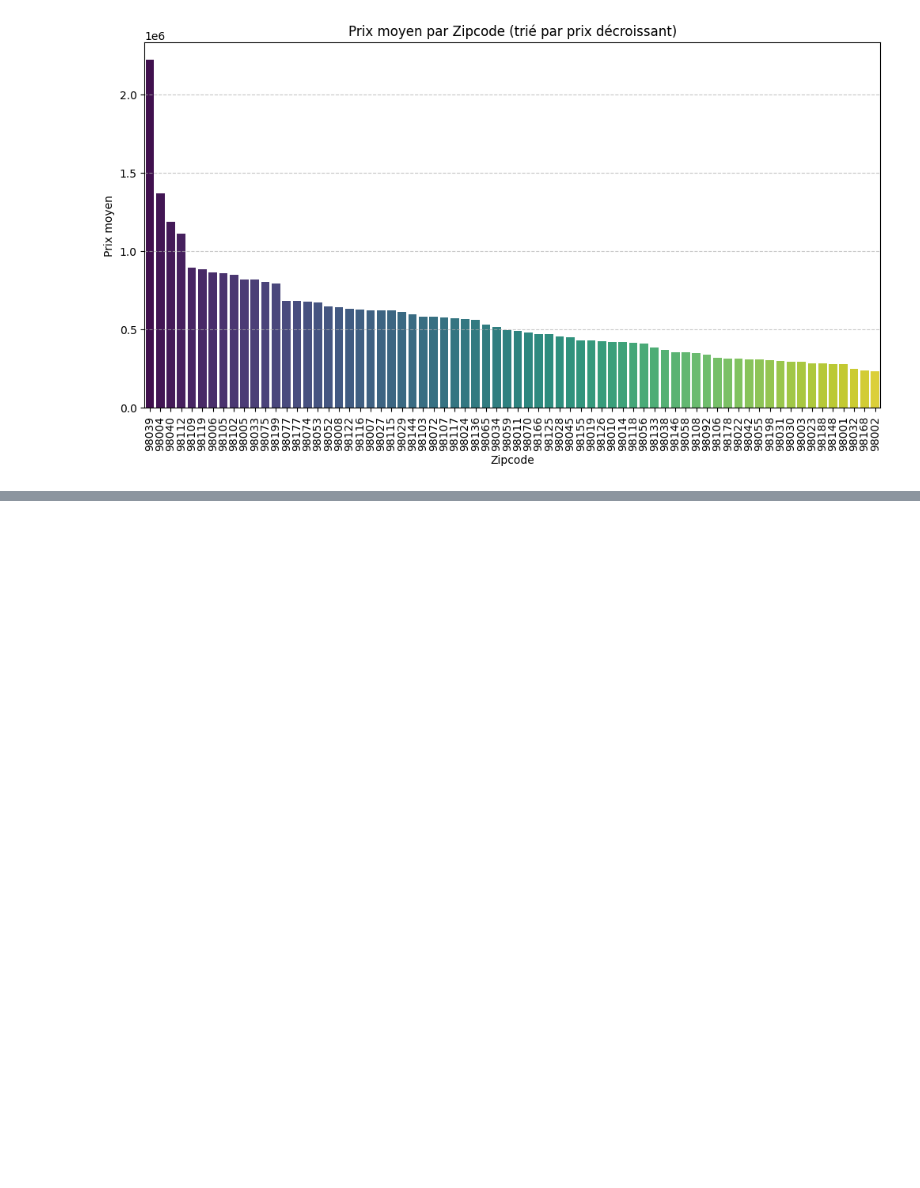
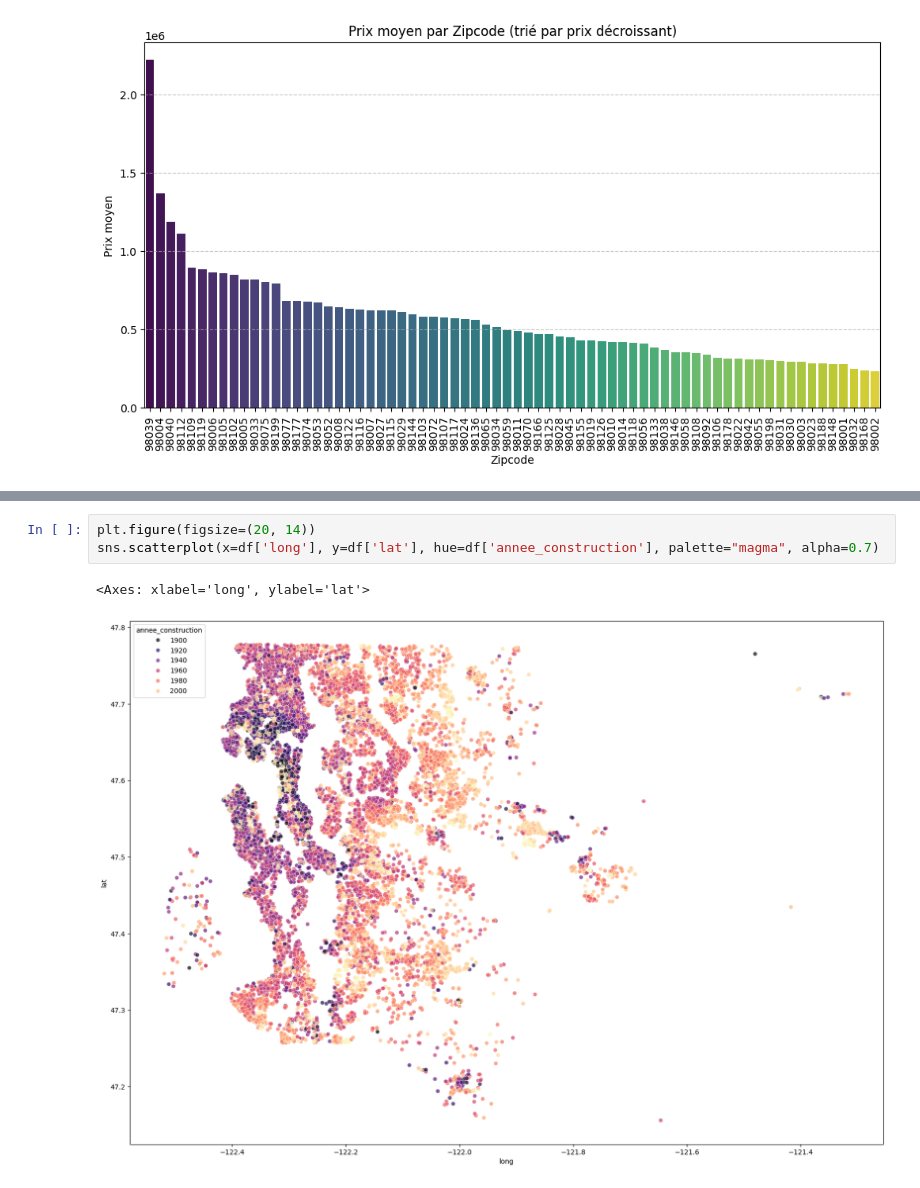
Before and after one commit to paulqevan/real_estate, a Jupyter notebook: feature_eng.ipynb, the cells around one changed output, grey strips where cells are left out. Drawn from its saved outputs; the diff is of its cells as text; blank space fills up the shorter version.

```diff
--- a/feature_eng.ipynb
+++ b/feature_eng.ipynb
@@ -65,0 +94,6 @@ Passing `palette` without assigning `hue` is deprecated and will be removed in v
+# %%
+plt.figure(figsize=(20, 14))
+sns.scatterplot(x=df['long'], y=df['lat'], hue=df['annee_construction'], palette="magma", alpha=0.7)
+# %% [output]
+<Axes: xlabel='long', ylabel='lat'>
+[figure, added]
```
Also changed, not shown: parts of 6 cells of this notebook, 1 other file.
